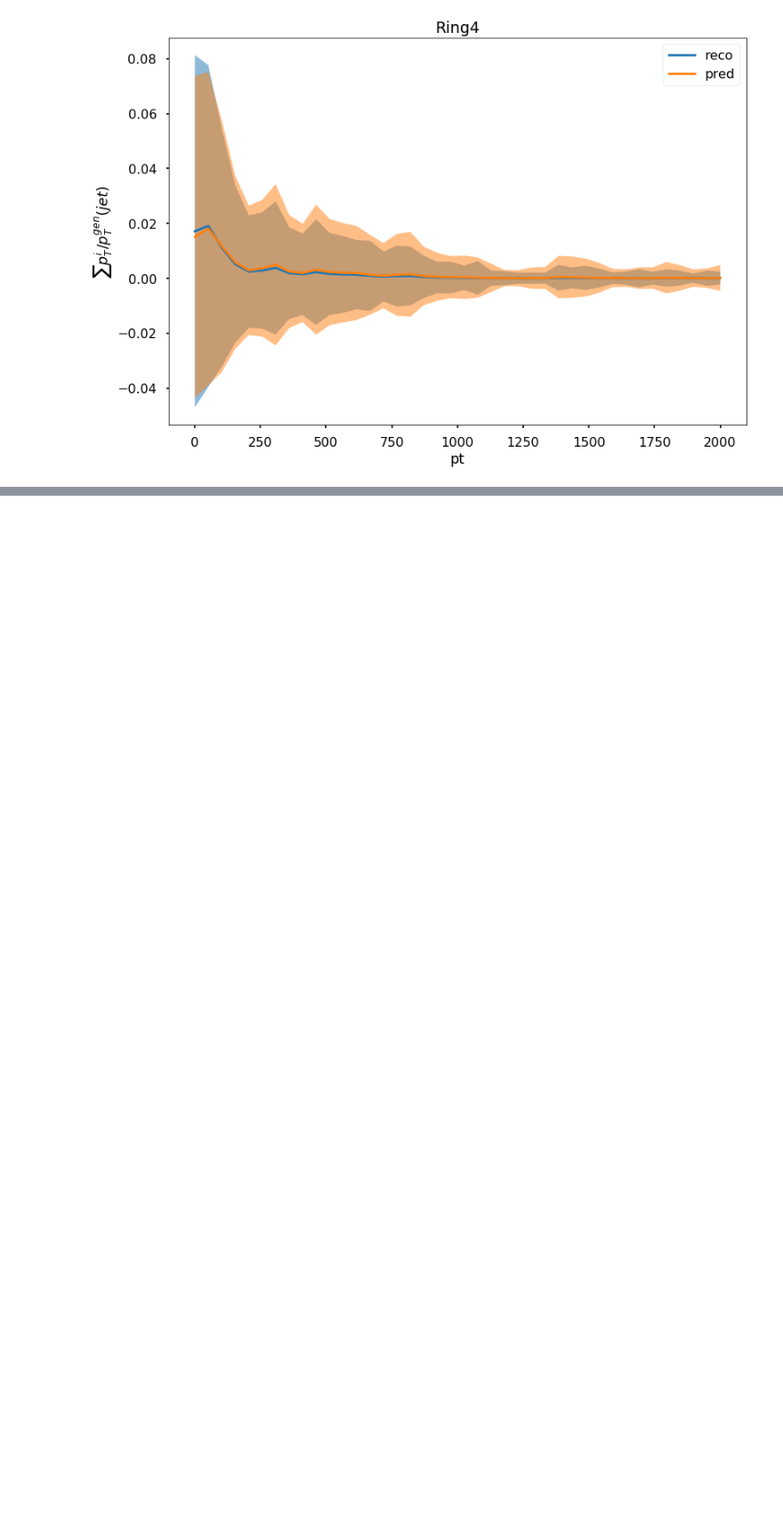
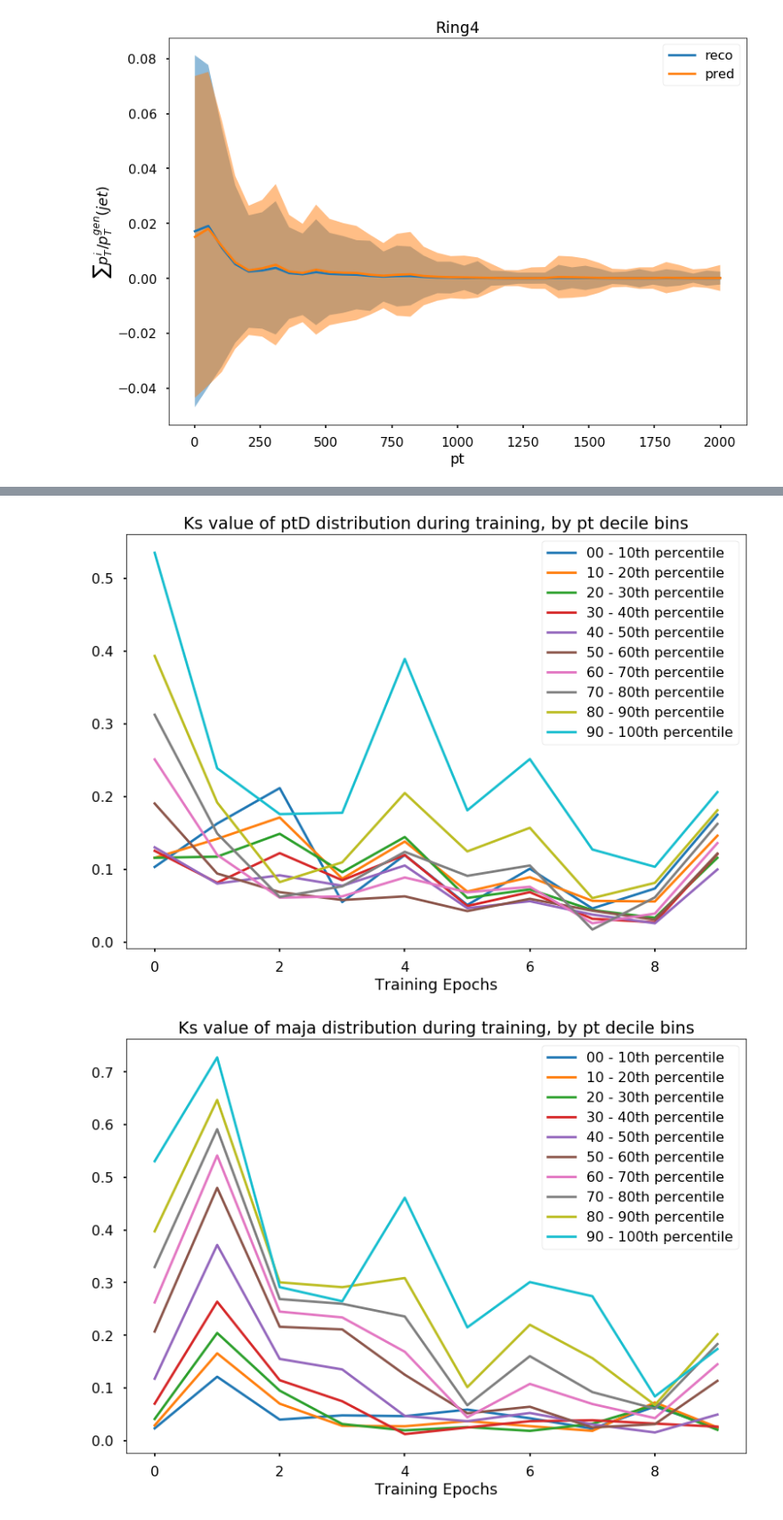
Before and after one commit to alberto-giampaolo/Ganja, a Jupyter notebook: GanjaPy/Exercises.ipynb, the cells around one changed output, grey strips where cells are left out. Shown at 89% size. Cells and saved outputs as stored; diff of their text form; code cells hidden in the pictures; blank space fills up the shorter version.

Commit message:
Plot ks tests by pt deciles, epochs

```diff
--- a/GanjaPy/Exercises.ipynb
+++ b/GanjaPy/Exercises.ipynb
@@ -59,20 +59,20 @@ plt.show()
 [figure]
 [figure]
 # %%
-ks_tot = [stats.ks_2samp(x['reco_ptD'],x['pred_ptD'])[0] for x in lx]  #ks values at different epochs, whole ptD domain
-dx = [np.percentile(df0['reco_ptD'],n) for n in np.arange(0,101,10)]   #decile ptD values
-
-ptD_r= df0['reco_ptD']
-
-for i in np.arange(1,len(dx)):         #decile loop
-    upper, lower = dx[i], dx[i-1]
-    ptD_r_ring = ptD_r[(ptD_r<upper)&(ptD_r>=lower)]
-    ksx = [stats.ks_2samp(ptD_r_ring,x['pred_ptD'][(x['pred_ptD']>=lower)&(x['pred_ptD']<upper)])[0] for x in lx]
-    plt.plot(range(10),ksx,label=str(i-1)+'0 - '+str(i)+'0th percentile')
+#ks_tot = [stats.ks_2samp(x['reco_ptD'],x['pred_ptD'])[0] for x in lx]  #ks values at different epochs, whole ptD domain
+pt= df0['pt']
+dx = [np.percentile(pt,n) for n in np.arange(0,101,10)]   #decile pt values
 
 
-plt.plot(range(10),ks_tot)
-plt.xlabel("Training Epochs")
-plt.title("Ks value of ptD distribution during training, by ptD decile bins")
-plt.legend()
-plt.show()
+def plot_ks(var):                          #plot ks value of a variable, for different epochs and pt bins
+    for i in np.arange(1,len(dx)):         #decile loop
+        upper, lower = dx[i], dx[i-1]
+        ptD_r_ring = df0['reco_'+var][(pt<upper)&(pt>=lower)]
+        ksx = [stats.ks_2samp(ptD_r_ring,x['pred_'+var][(pt>=lower)&(pt<upper)])[0] for x in lx]
+        plt.plot(range(10),ksx,label=str(i-1)+'0 - '+str(i)+'0th percentile')
+
+
+    plt.xlabel("Training Epochs")
+    plt.title("Ks value of "+var+" distribution during training, by pt decile bins")
+    plt.legend()
+    plt.show()
@@ -83,0 +79,5 @@ a
+# %%
+for v in ['ptD', 'maja', 'mina', 'tau1','tau2', 'tau3']: plot_ks(v)
+# %% [output]
+[figure, added]
+[figure, added]
```
Also changed, not shown: parts of 3 cells of this notebook.
